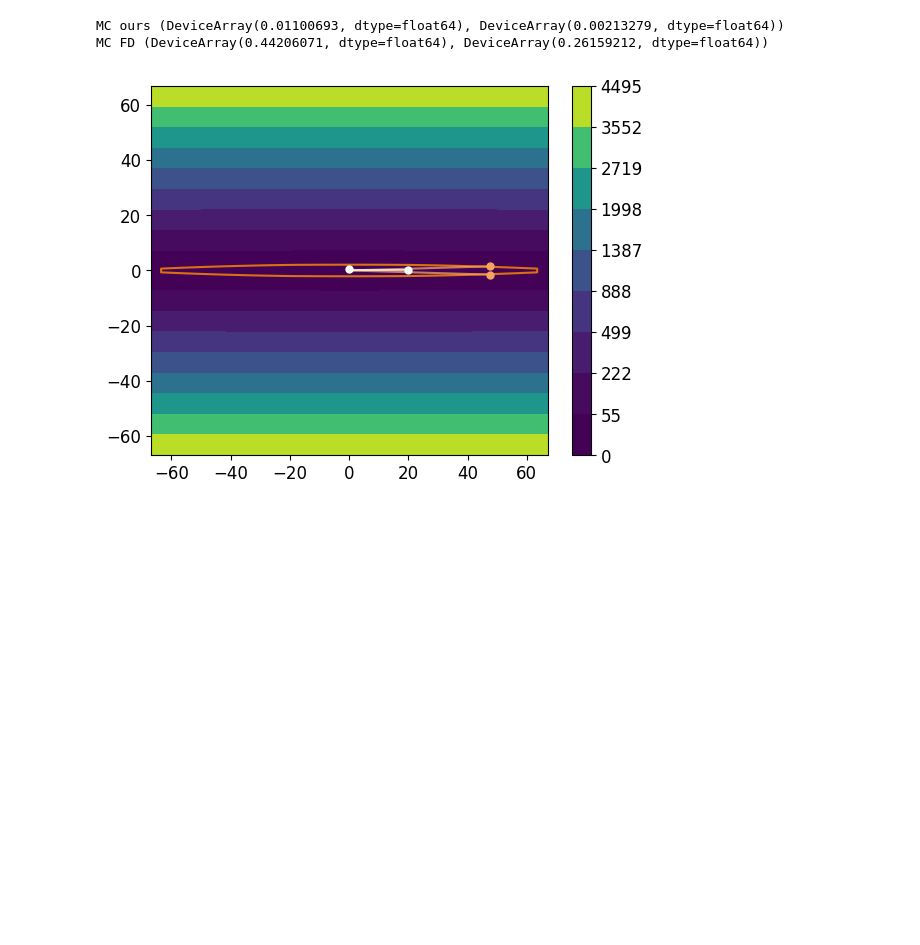
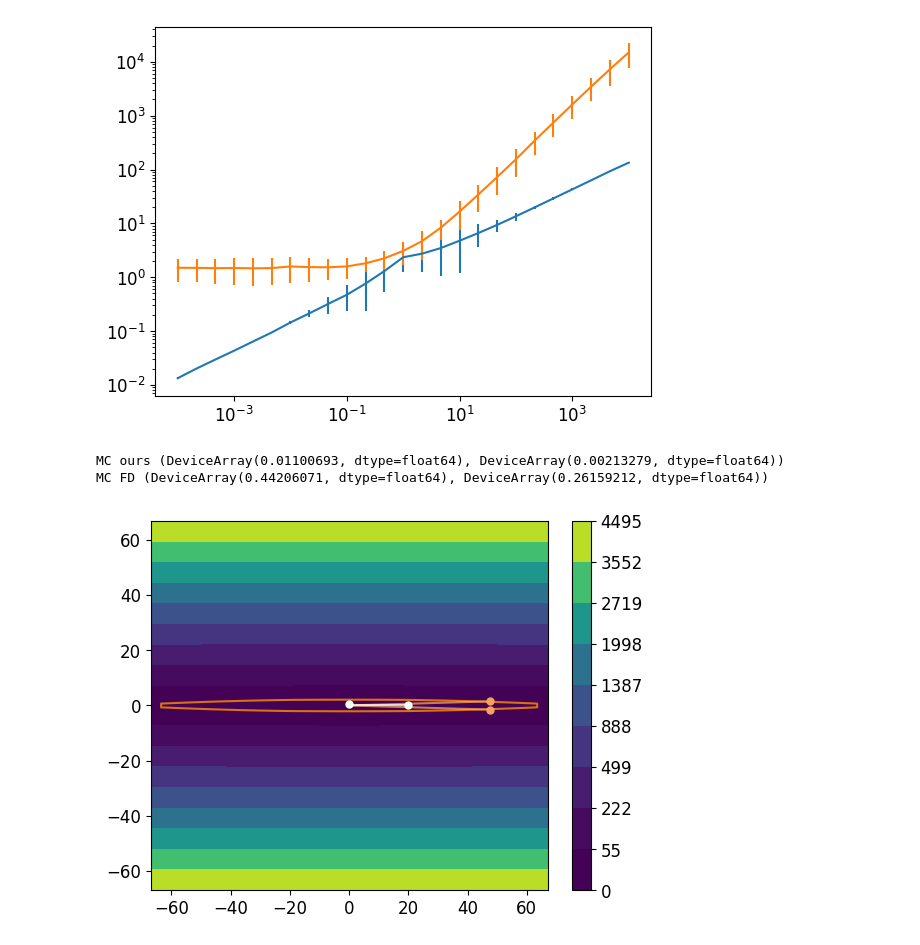
Before and after one commit to daniellengyel/curr_adventure, a Jupyter notebook: exact_sampling/notesbooks/Quadratic 2D Demonstration.ipynb, the cells around one changed output. Cells and saved outputs as stored; diff of their text form; code cells hidden in the pictures; blank space fills up the shorter version.

```diff
--- a/exact_sampling/notesbooks/Quadratic 2D Demonstration.ipynb
+++ b/exact_sampling/notesbooks/Quadratic 2D Demonstration.ipynb
@@ -123,0 +81,26 @@ def simplex_gradient(F, x_0, S, jrandom_key_f):
+# %%
+sig = 0.1
+
+jrandom_key = jrandom.PRNGKey(0)
+
+x_0 = jnp.ones(2)
+res = []
+
+a_range = jnp.logspace(-4, 4, 25)
+
+for a in tqdm(a_range):
+    D = jnp.array([[a*10, 0], [0, 10]])
+
+    jrandom_key, subkey = jrandom.split(jrandom_key)
+
+    F = Quadratic(1/2 * D, jnp.zeros(2), 0, sig=sig)
+
+    l = get_mc_loss(F, x_0, 50)
+
+    S_ours = Ours(sig, max_h=float("inf"))
+    S_FD = FD(sig, is_central=False, h=float("inf"), use_H=True)
+
+    res.append([l(S_ours, jrandom_key), l(S_FD, jrandom_key)])
+
+
+res = jnp.array(res)
@@ -124,3 +132,10 @@ def simplex_gradient(F, x_0, S, jrandom_key_f):
+# %%
+plt.errorbar(a_range, res[:, 0, 0], (res[:, 0, 3:] - res[:, 0, 0].reshape(-1, 1)).T)
+plt.errorbar(a_range, res[:, 1, 0], (res[:, 1, 3:] - res[:, 1, 0].reshape(-1, 1)).T)
+plt.xscale("log")
+plt.yscale("log")
+# %% [output]
+[figure, added]
 # %%
 sig = 0.1
 coeff = 0
```
Also changed, not shown: parts of 34 cells of this notebook, 26 other files.
